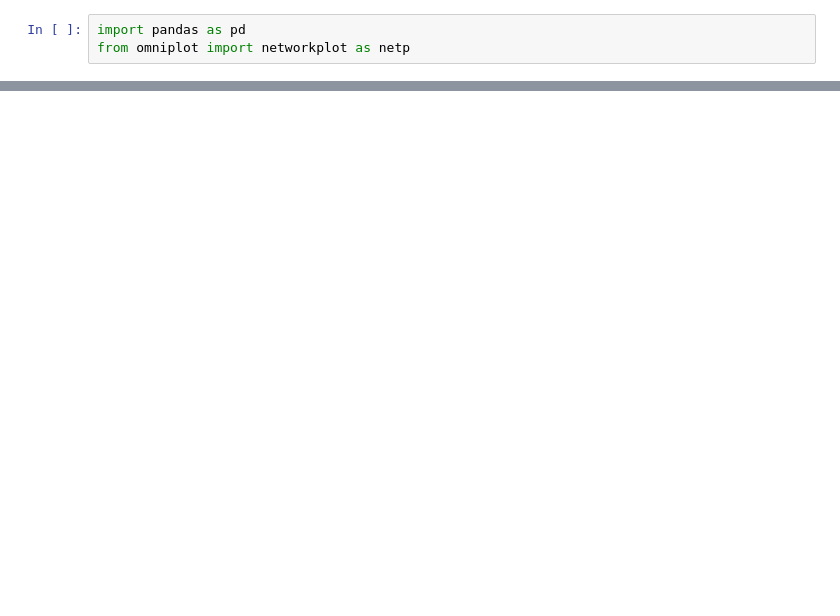
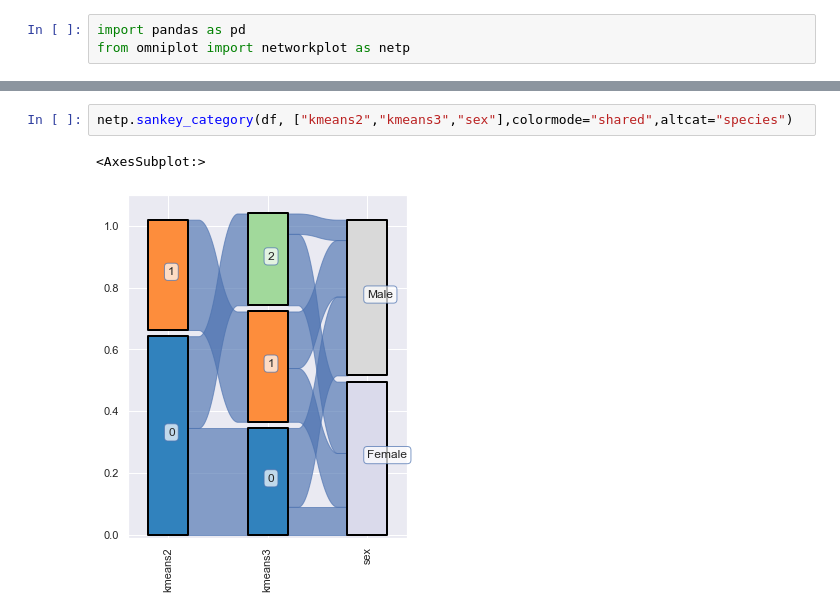
Before and after one commit to koonimaru/omniplot, a Jupyter notebook: ipynb/sankey.ipynb, the cells around one changed output, grey strips where cells are left out. Saved outputs shown, nothing was run; the diff lists cells and outputs as text; blank space fills up the shorter version.

```diff
--- a/ipynb/sankey.ipynb
+++ b/ipynb/sankey.ipynb
@@ -23 +9,6 @@ netp.sankey_category(df, ["kmeans2","kmeans3","sex"],colormode="alternative",alt
 [figure]
+# %%
+netp.sankey_category(df, ["kmeans2","kmeans3","sex"],colormode="shared",altcat="species")
+# %% [output]
+<AxesSubplot:>
+[figure, added]
```
Also changed, not shown: parts of 3 cells of this notebook, 10 other files.
